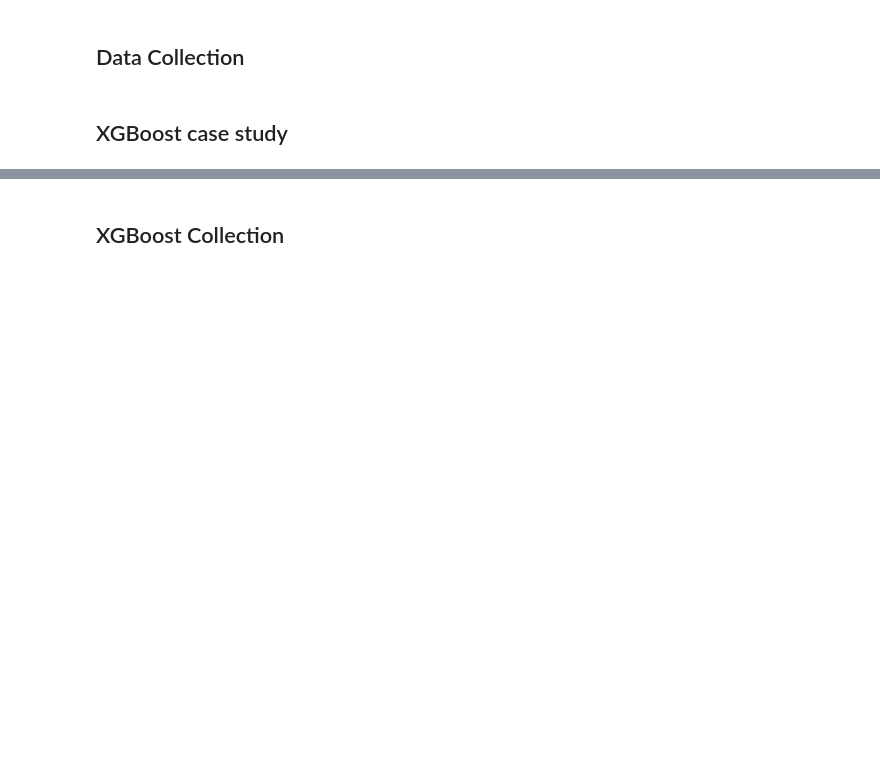
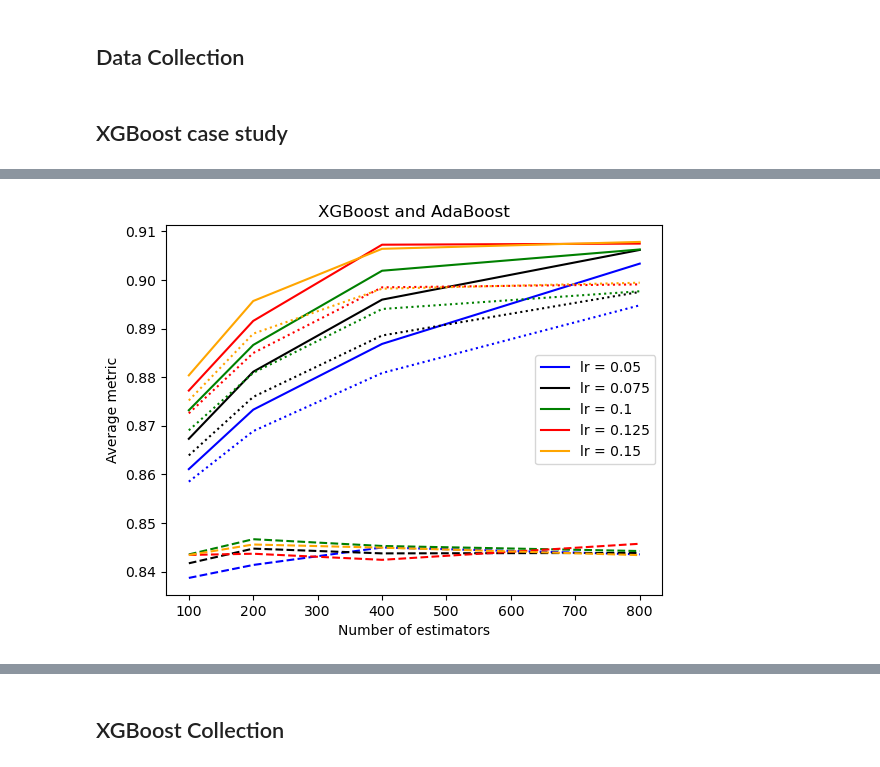
Before and after one commit to WeiHou1996/CMS-155-Project1, a Jupyter notebook: project_01_xgboost.ipynb, the cells around one changed output, grey strips where cells are left out. Saved outputs shown, nothing was run; the diff lists cells and outputs as text; code cells hidden in the pictures; blank space fills up the shorter version.

Commit message:
added adaboost and xgboost combined method

```diff
--- a/project_01_xgboost.ipynb
+++ b/project_01_xgboost.ipynb
@@ -77,0 +79,68 @@ plt.show()
+# %%
+# AdaBoost case study
+n_folds = 5
+kf = KFold(n_splits=n_folds, shuffle=True)
+
+n_est_list = [100, 200, 400, 800]
+learn_rate_list = np.linspace(0.05, 0.15,5)
+gamma_list = np.linspace(0.0, 1.0, 5)
+c = ['b', 'k', 'g', 'r', 'orange']
+
+fig, ax = plt.subplots()
+
+for i,lr in enumerate(learn_rate_list):
+    print(lr)
+    avg_train_metric = np.zeros((len(n_est_list),))
+    avg_val_metric = np.zeros((len(n_est_list),))
+    avg_full_metric = np.zeros((len(n_est_list),))
+    for j,n_est in enumerate(n_est_list):
+        train_Metric = 0
+        val_Metric = 0
+        y_train_prob_avg = 0
+
+        for train_idx, val_idx in kf.split(X_train[:,0]):
+            x_train, x_val = X_train[train_idx,:], X_train[val_idx,:]
+            y_train, y_val = Y_train[train_idx], Y_train[val_idx]
+            xgb_est = int(n_est/10)
+            print(xgb_est)
+            clf = xgb.XGBClassifier(n_estimators=xgb_est, learning_rate=lr, booster="dart", gamma = 0.9)
+
+            clf2 = AdaBoostClassifier(n_estimators=n_est, learning_rate=lr, algorithm='SAMME')
+            clf.fit(x_train, y_train.flatten())
+            clf2.fit(x_train, y_train.flatten())
+
+            y_train_prob = clf.predict_proba(x_train)
+            y_train_prob2 = clf2.predict_proba(x_train)
+
+            y_train_prob_tot = (y_train_prob + y_train_prob2)/2
+            thisMetric = metrics.roc_auc_score(y_train, y_train_prob_tot[:,1])
+            train_Metric += thisMetric
+
+            y_train_prob = clf.predict_proba(x_val)
+            y_train_prob2 = clf2.predict_proba(x_val)
+
+            y_train_prob_tot = (y_train_prob + y_train_prob2)/2
+            thisMetric = metrics.roc_auc_score(y_val, y_train_prob_tot[:,1])
+            val_Metric += thisMetric
+
+            y_train_prob = clf.predict_proba(X_train)
+            y_train_prob2 = clf2.predict_proba(X_train)
+
+            y_train_prob_tot = (y_train_prob + y_train_prob2)/2
+            #y_train_prob = clf.predict_proba(X_train)
+            y_train_prob_avg += y_train_prob_tot[:,1]
+
+        avg_train_metric[j] = train_Metric/n_folds
+        avg_val_metric[j] = val_Metric/n_folds
+        avg_full_metric[j] = metrics.roc_auc_score(Y_train, y_train_prob_avg/n_folds)
+
+    ax.plot(n_est_list,avg_train_metric, color=c[i], label=f'lr = {lr}')
+    ax.plot(n_est_list,avg_val_metric, color=c[i], linestyle='--')
+    ax.plot(n_est_list,avg_full_metric, color=c[i], linestyle=':')
+    ax.set_xlabel('Number of estimators')
+    ax.set_ylabel('Average metric')
+    plt.title('XGBoost and AdaBoost')
+
+plt.legend()
+plt.show()
+# %% [output]
@@ -77,0 +164 @@ plt.show()
+[figure, added]
```
Also changed, not shown: parts of 4 cells of this notebook.
